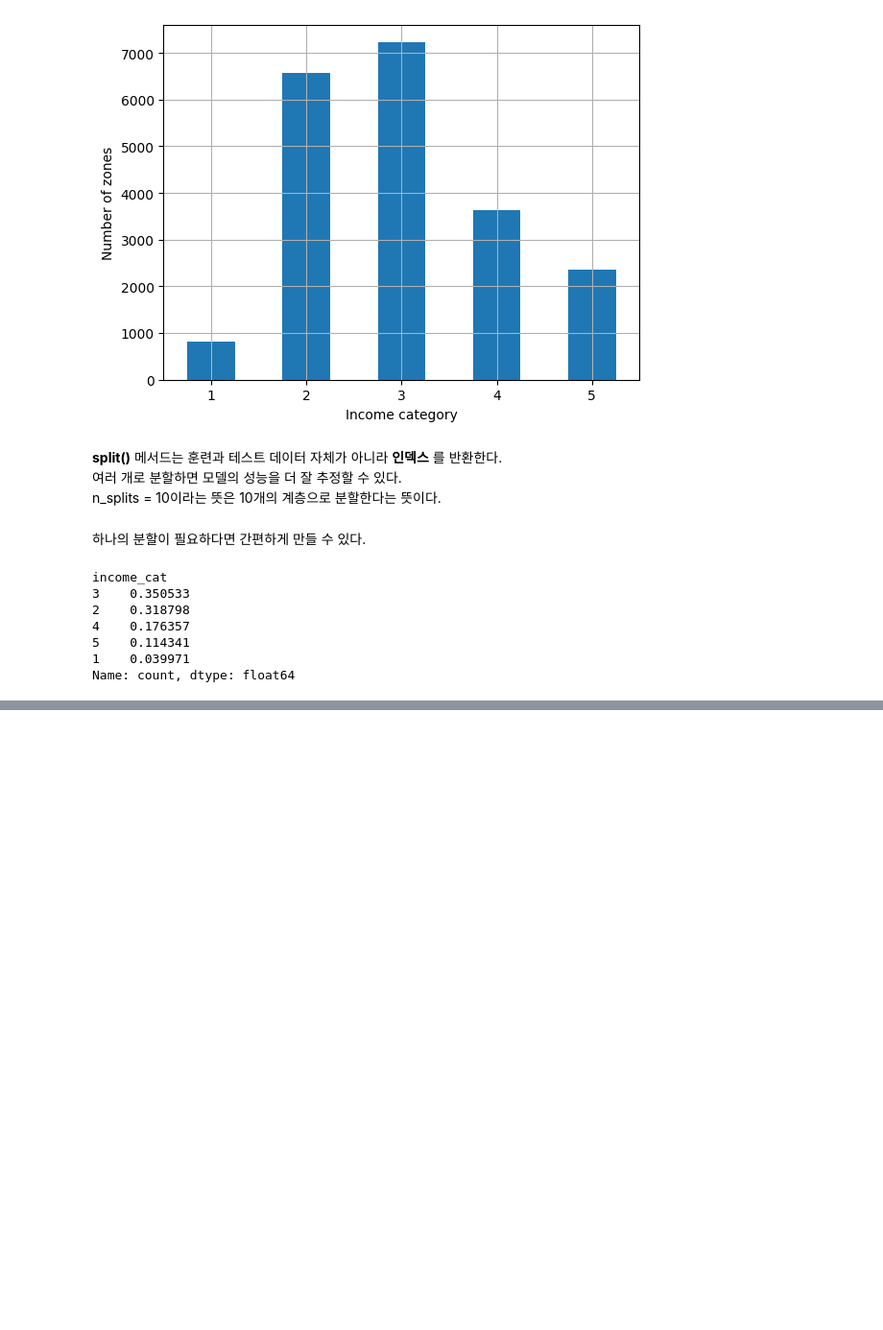
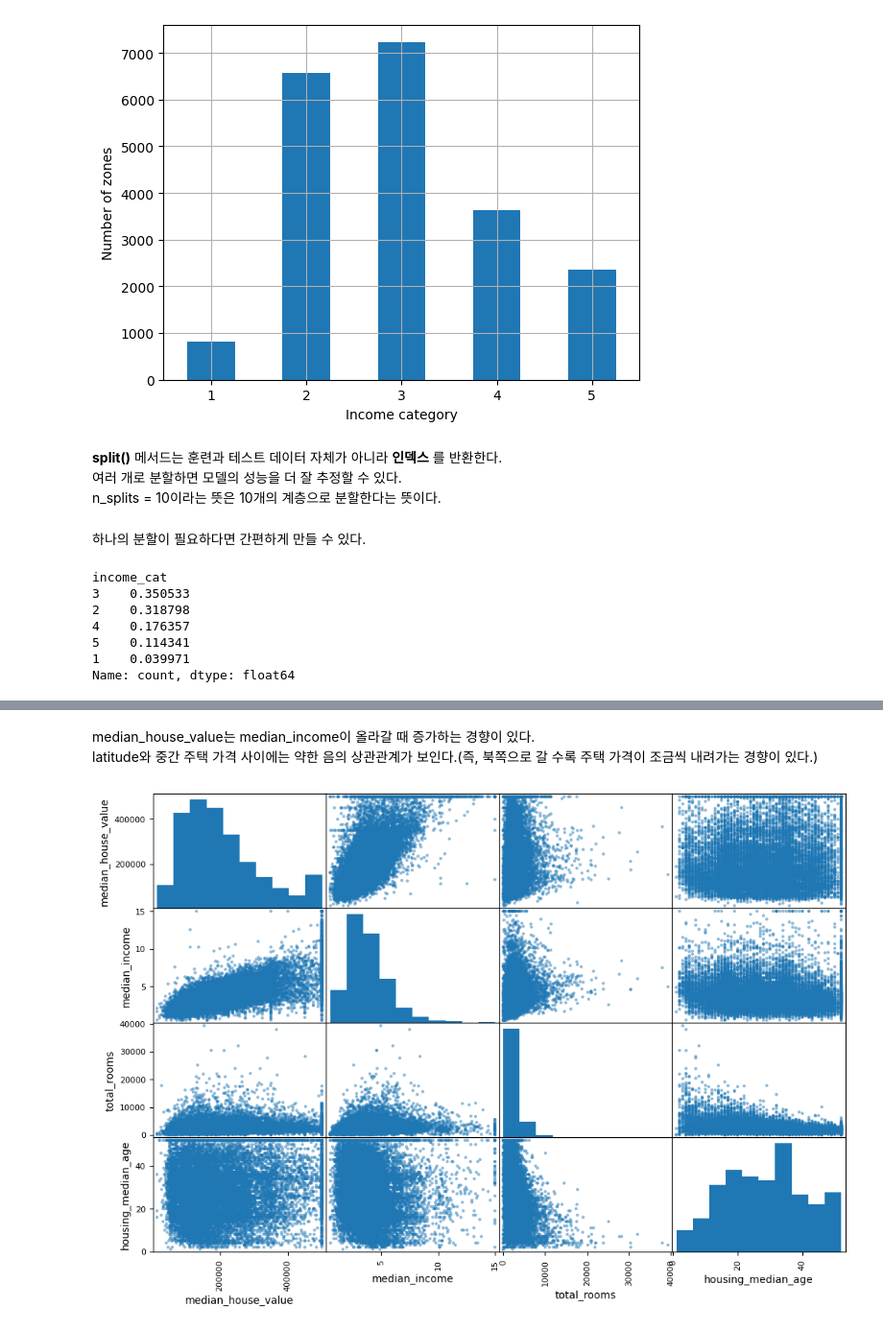
Before and after one commit to gokimkq123/Machine_Learning-with-Scikit-Learn-Keras-TensorFlow, a Jupyter notebook: Chapter 02/house.ipynb, the cells around one changed output, grey strips where cells are left out. Shown at 96% size. Saved outputs shown, nothing was run; the diff lists cells and outputs as text; code cells hidden in the pictures; blank space fills up the shorter version.

```diff
--- a/Chapter 02/house.ipynb
+++ b/Chapter 02/house.ipynb
@@ -114,0 +178,11 @@ for set_ in (strat_train_set, strat_test_set):
+# %% [markdown]
+median_house_value는 median_income이 올라갈 때 증가하는 경향이 있다.<br>
+latitude와 중간 주택 가격 사이에는 약한 음의 상관관계가 보인다.(즉, 북쪽으로 갈 수록 주택 가격이 조금씩 내려가는 경향이 있다.)
+# %%
+from pandas.plotting import scatter_matrix
+
+attributes = ["median_house_value", "median_income", "total_rooms", "housing_median_age"]
+scatter_matrix(housing[attributes], figsize=(12, 8))
+plt.show()
+# %% [output]
+[figure, added]
```
Also changed, not shown: parts of 17 cells of this notebook.
